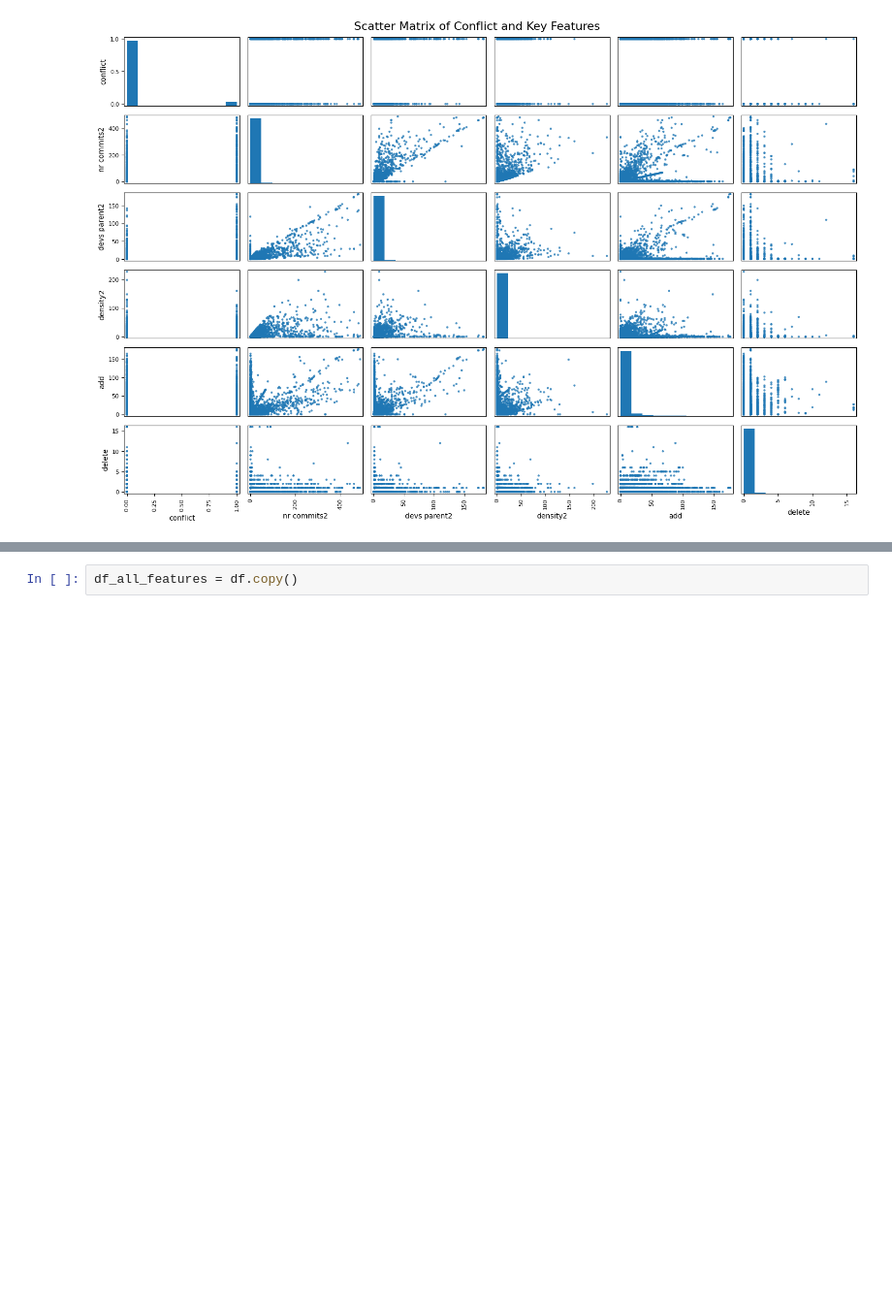
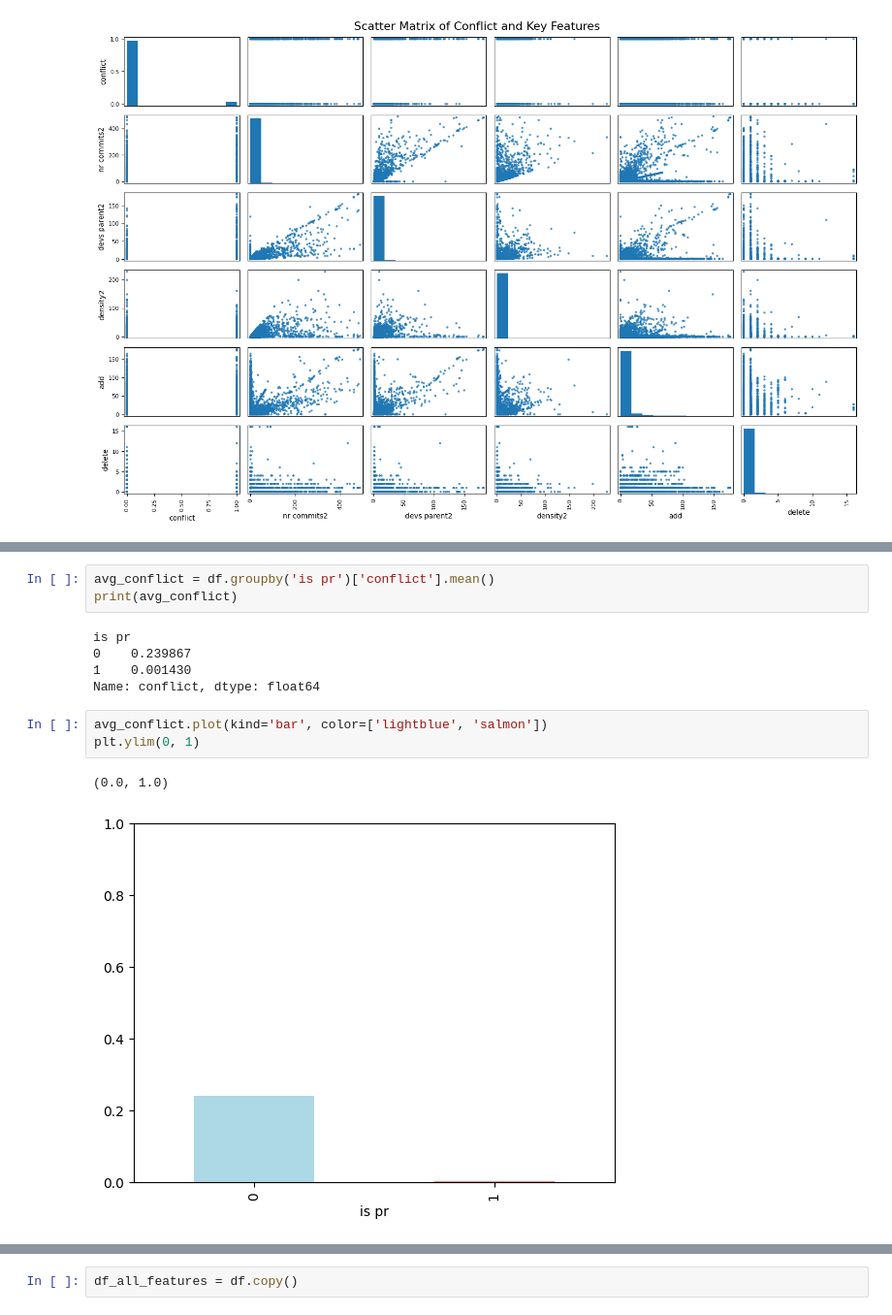
Before and after one commit to BobosRazvan/IS_Assignment_1, a Jupyter notebook: BobosRazvanAndrei.ipynb, the cells around one changed output, grey strips where cells are left out. Shown at 97% size. Saved outputs shown, nothing was run; the diff lists cells and outputs as text; blank space fills up the shorter version.

```diff
--- a/BobosRazvanAndrei.ipynb
+++ b/BobosRazvanAndrei.ipynb
@@ -149,0 +155,14 @@ for feature in binary_features:
+# %%
+avg_conflict = df.groupby('is pr')['conflict'].mean()
+print(avg_conflict)
+# %% [output]
+is pr
+0    0.239867
+1    0.001430
+Name: conflict, dtype: float64
+# %%
+avg_conflict.plot(kind='bar', color=['lightblue', 'salmon'])
+plt.ylim(0, 1)
+# %% [output]
+(0.0, 1.0)
+[figure, added]
```
Also changed, not shown: parts of 64 cells of this notebook.
